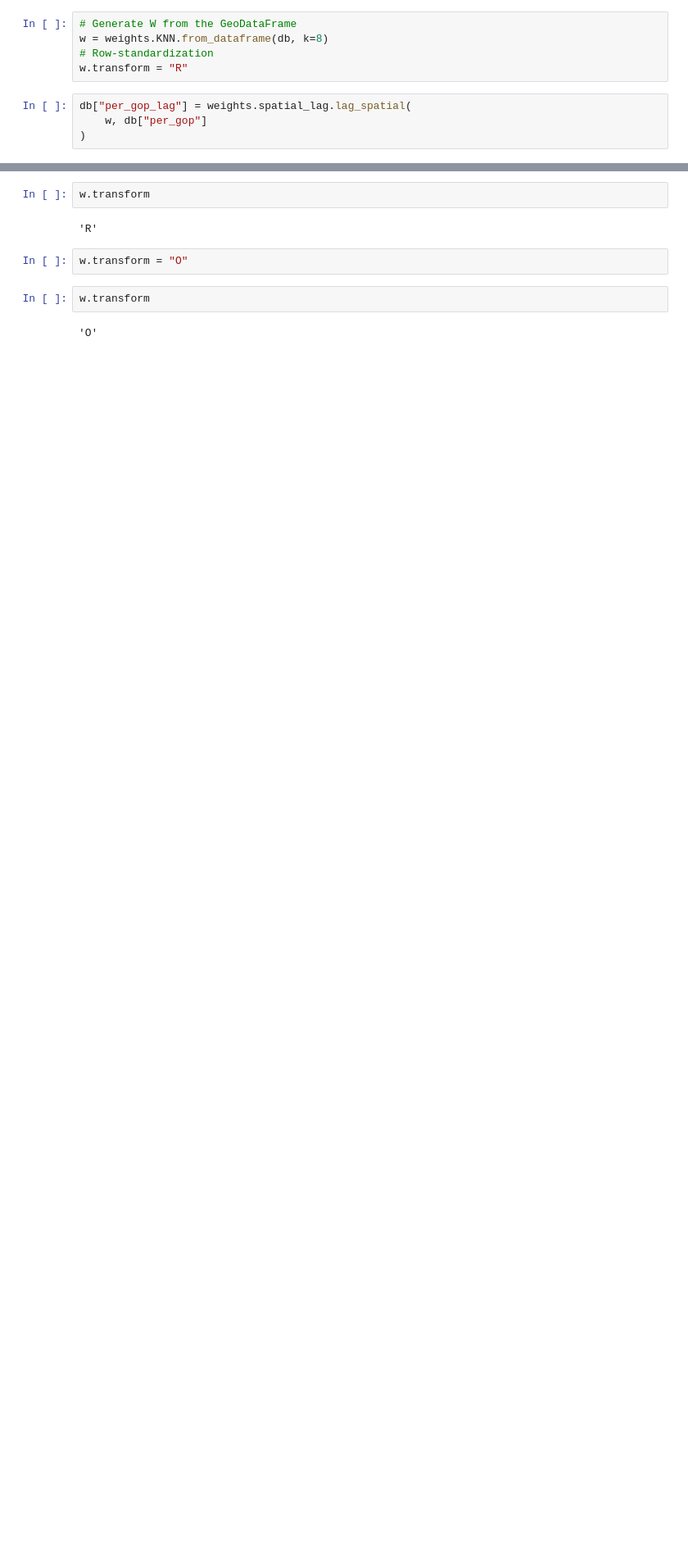
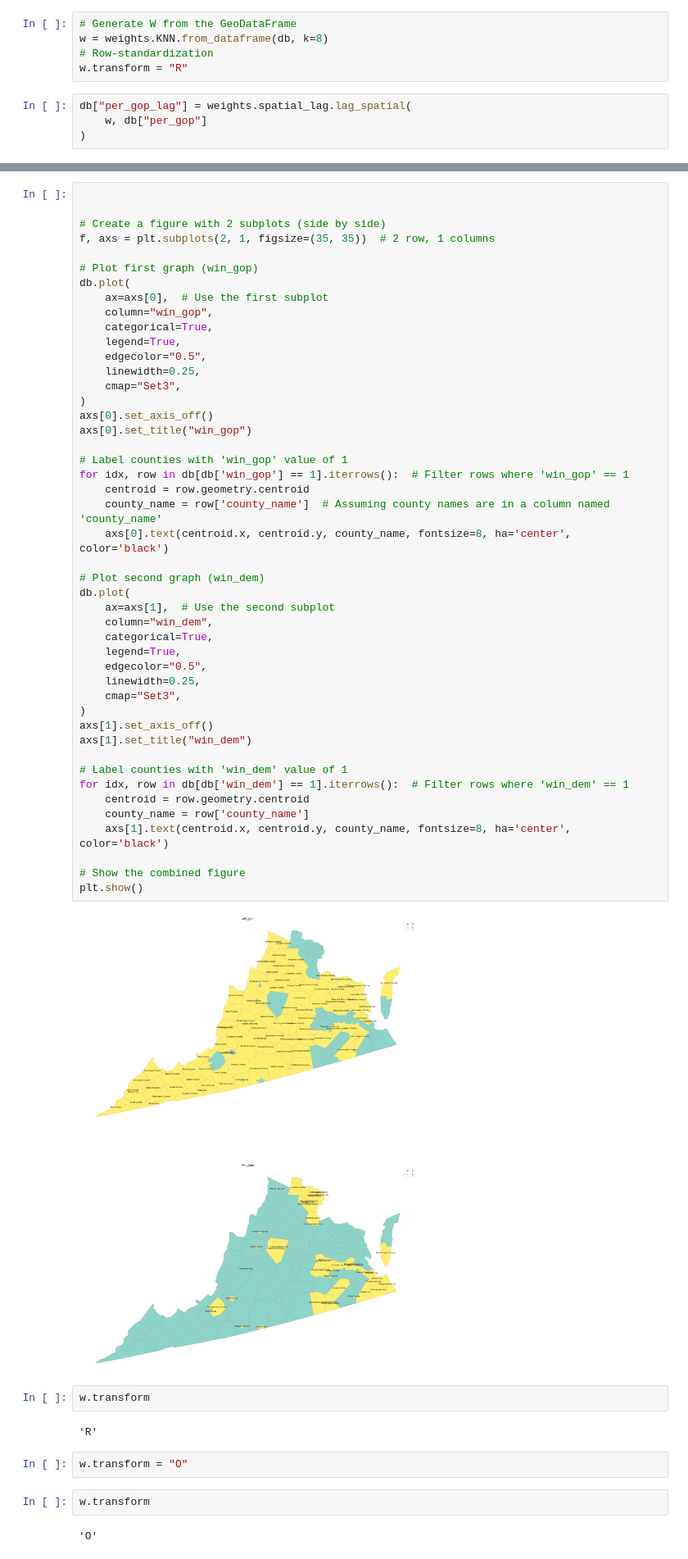
Before and after one commit to leogismap/Global_spatial_autocorrelation_2024_presidential_election_virginia, a Jupyter notebook: Global_Spatial_Autocorrelation.ipynb, the cells around one changed output, grey strips where cells are left out. Shown at 82% size. Drawn from its saved outputs; the diff is of its cells as text; blank space fills up the shorter version.

```diff
--- a/Global_Spatial_Autocorrelation.ipynb
+++ b/Global_Spatial_Autocorrelation.ipynb
@@ -237,3 +301,51 @@ plt.show()
+# %%
+
+
+# Create a figure with 2 subplots (side by side)
+f, axs = plt.subplots(2, 1, figsize=(35, 35))  # 2 row, 1 columns
+
+# Plot first graph (win_gop)
+db.plot(
+    ax=axs[0],  # Use the first subplot
+    column="win_gop",
+    categorical=True,
+    legend=True,
+    edgecolor="0.5",
+    linewidth=0.25,
+    cmap="Set3",
+)
+axs[0].set_axis_off()
+axs[0].set_title("win_gop")
+
+# Label counties with 'win_gop' value of 1
+for idx, row in db[db['win_gop'] == 1].iterrows():  # Filter rows where 'win_gop' == 1
+    centroid = row.geometry.centroid
+    county_name = row['county_name']  # Assuming county names are in a column named 'county_name'
+    axs[0].text(centroid.x, centroid.y, county_name, fontsize=8, ha='center', color='black')
+
+# Plot second graph (win_dem)
+db.plot(
+    ax=axs[1],  # Use the second subplot
+    column="win_dem",
+    categorical=True,
+    legend=True,
+    edgecolor="0.5",
+    linewidth=0.25,
+    cmap="Set3",
+)
+axs[1].set_axis_off()
+axs[1].set_title("win_dem")
+
+# Label counties with 'win_dem' value of 1
+for idx, row in db[db['win_dem'] == 1].iterrows():  # Filter rows where 'win_dem' == 1
+    centroid = row.geometry.centroid
+    county_name = row['county_name']
+    axs[1].text(centroid.x, centroid.y, county_name, fontsize=8, ha='center', color='black')
+
+# Show the combined figure
+plt.show()
+# %% [output]
+[figure, added]
 # %%
 w.transform
 # %% [output]
```
Also changed, not shown: parts of 22 cells of this notebook.
